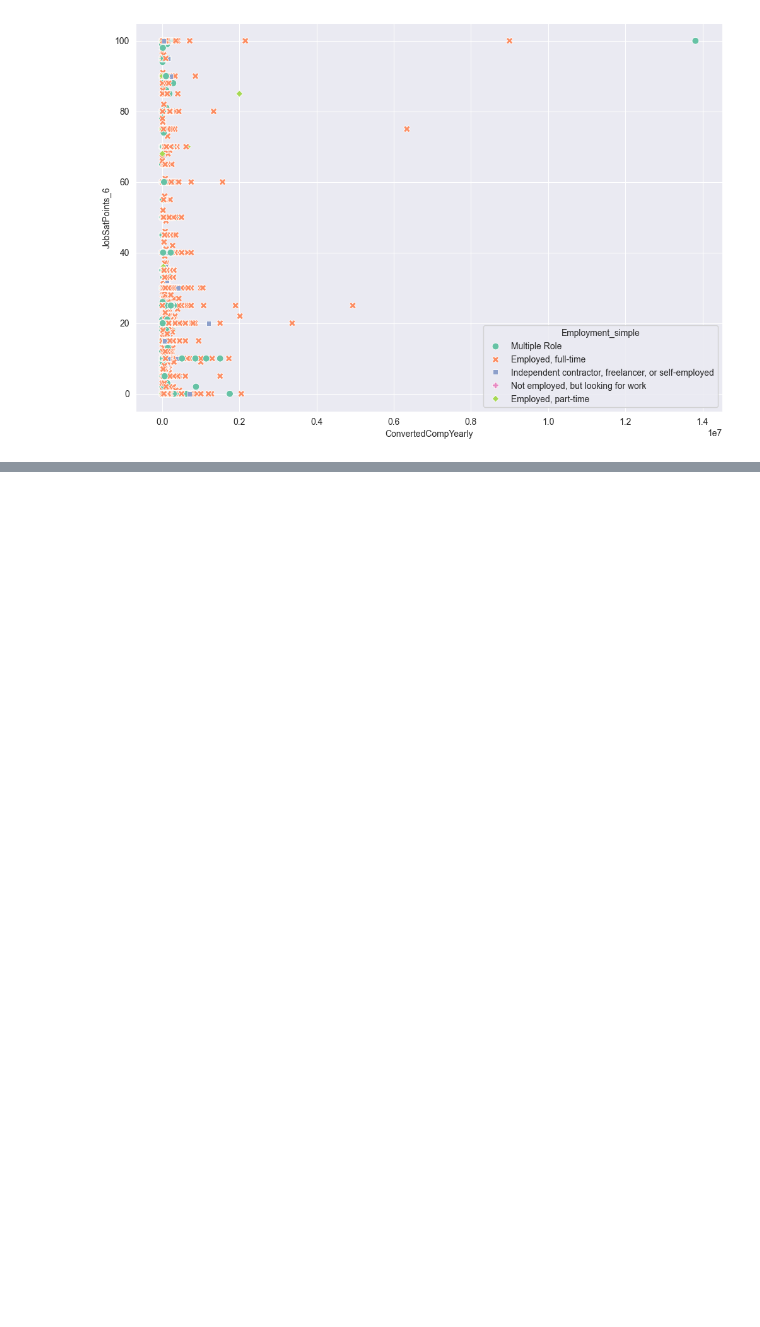
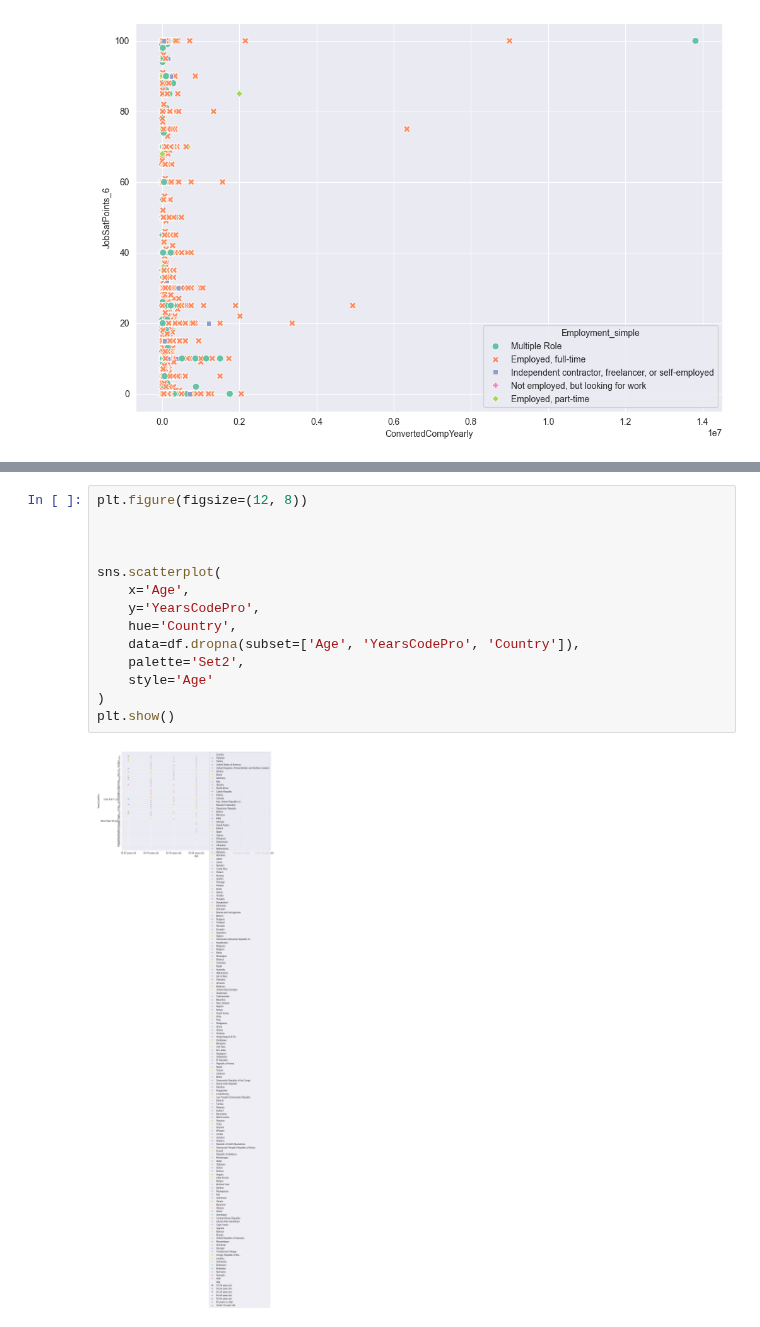
Before and after one commit to Hasan082/Data-Analysis, a Jupyter notebook: Capstone_project/Scatter_Plot_rdms.ipynb, the cells around one changed output, grey strips where cells are left out. Drawn from its saved outputs; the diff is of its cells as text; blank space fills up the shorter version.

Commit message:
Country by done

```diff
--- a/Capstone_project/Scatter_Plot_rdms.ipynb
+++ b/Capstone_project/Scatter_Plot_rdms.ipynb
@@ -245,0 +258,16 @@ plt.show()
+# %%
+plt.figure(figsize=(12, 8))
+
+
+
+sns.scatterplot(
+    x='Age',
+    y='YearsCodePro',
+    hue='Country',
+    data=df.dropna(subset=['Age', 'YearsCodePro', 'Country']),
+    palette='Set2',
+    style='Age'
+)
+plt.show()
+# %% [output]
+[figure, added]
```
Also changed, not shown: parts of 2 cells of this notebook.
